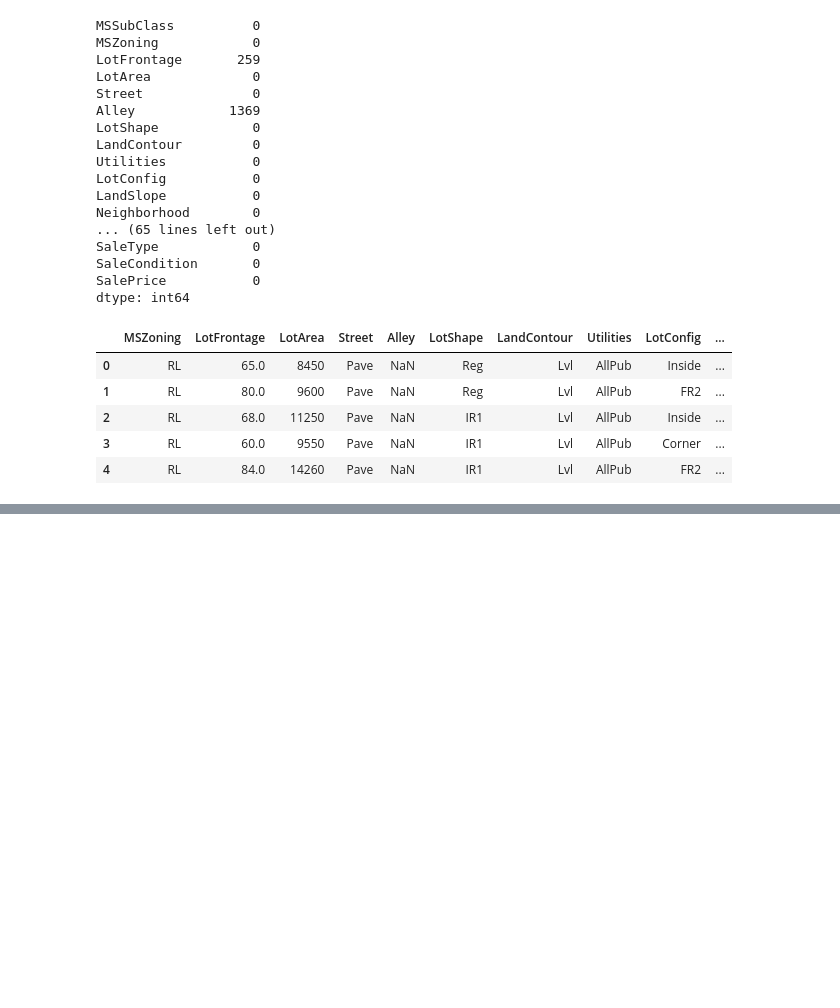
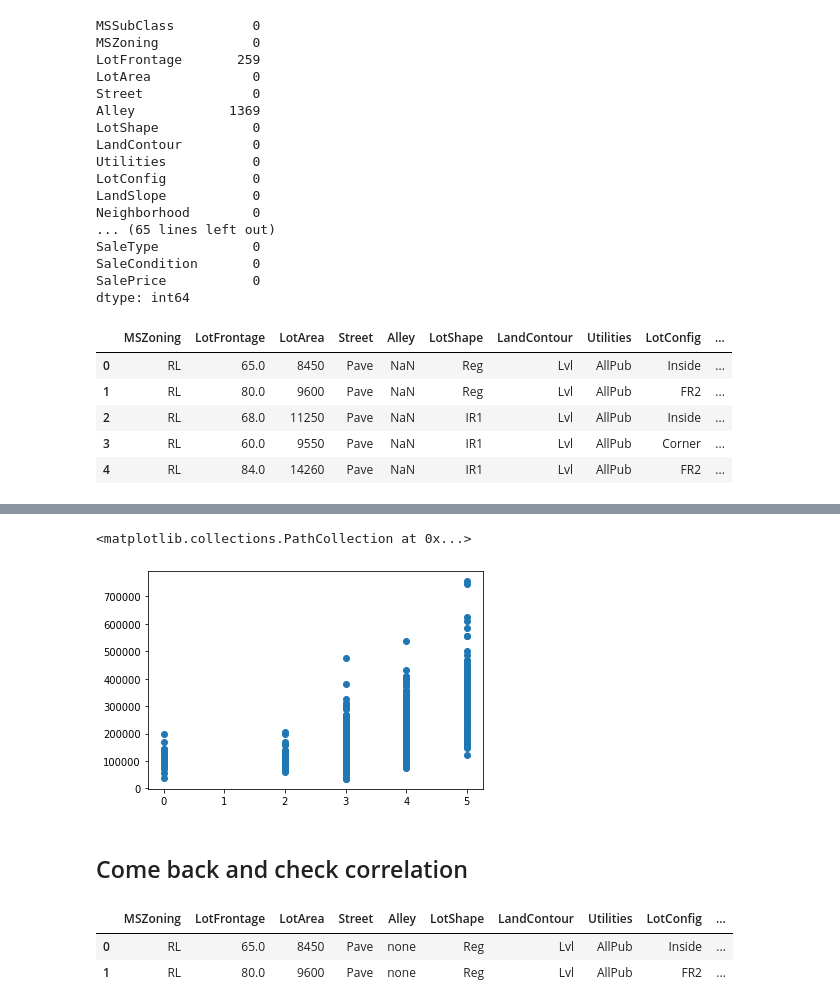
Before and after one commit to ChrisJtron/Ames_Iowa_Predictions, a Jupyter notebook: Kaggle_Housing_Prices/Restart.ipynb, the cells around one changed output, grey strips where cells are left out. Drawn from its saved outputs; the diff is of its cells as text; code cells hidden in the pictures; blank space fills up the shorter version.

```diff
--- a/Kaggle_Housing_Prices/Restart.ipynb
+++ b/Kaggle_Housing_Prices/Restart.ipynb
@@ -199,0 +247,4 @@ clean_df['MiscFeature'].fillna('none', inplace=True)
+# %%
+clean_df['YearCategory']=pd.cut(clean_df['YearBuilt'],
+                               bins=[0, 1900, 1920, 1940, 1960, 1980, 2000, 2020],
+                               labels=['cat1', 'cat2', 'cat3', 'cat4', 'cat5', 'cat6', 'cat7'])
@@ -199,0 +302,34 @@ clean_df['MiscFeature'].fillna('none', inplace=True)
+# %%
+## Basement Quality can be numerical
+bqual=[]
+
+for each in clean_df['BsmtQual']:
+    if each=='Ex':
+        q=5
+    elif each =='Gd':
+        q=4
+    elif each =='TA':
+        q=3
+    elif each =='Fa':
+        q=2
+    elif each =='Po':
+        q=1
+    elif each == 'none':
+        q=0
+    bqual.append(q)
+
+plt.scatter(bqual, clean_df['SalePrice'])
+# %% [output]
+<matplotlib.collections.PathCollection at 0x...>
+[figure, added]
+# %% [markdown]
+## Come back and check correlation
+# %%
+clean_df['BsmtQuality']=bqual
+## save column for now. see if correlation is better with numeric or binary
+##clean_df.drop('ExterCond', axis=1, inplace=True)
+clean_df.head(2)
+# %% [output]
+|  | MSZoning | LotFrontage | LotArea | Street | Alley | LotShape | LandContour | Utilities | LotConfig | ... |
+| 0 | RL | 65.0 | 8450 | Pave | none | Reg | Lvl | AllPub | Inside | ... |
+| 1 | RL | 80.0 | 9600 | Pave | none | Reg | Lvl | AllPub | FR2 | ... |
```
Also changed, not shown: parts of 16 cells of this notebook.
